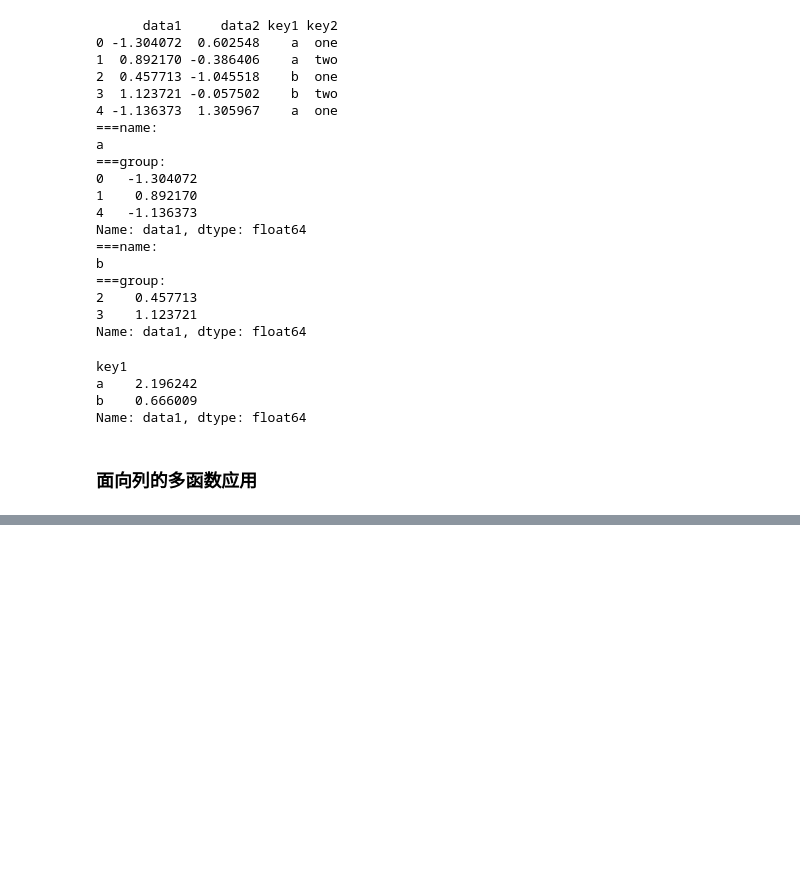
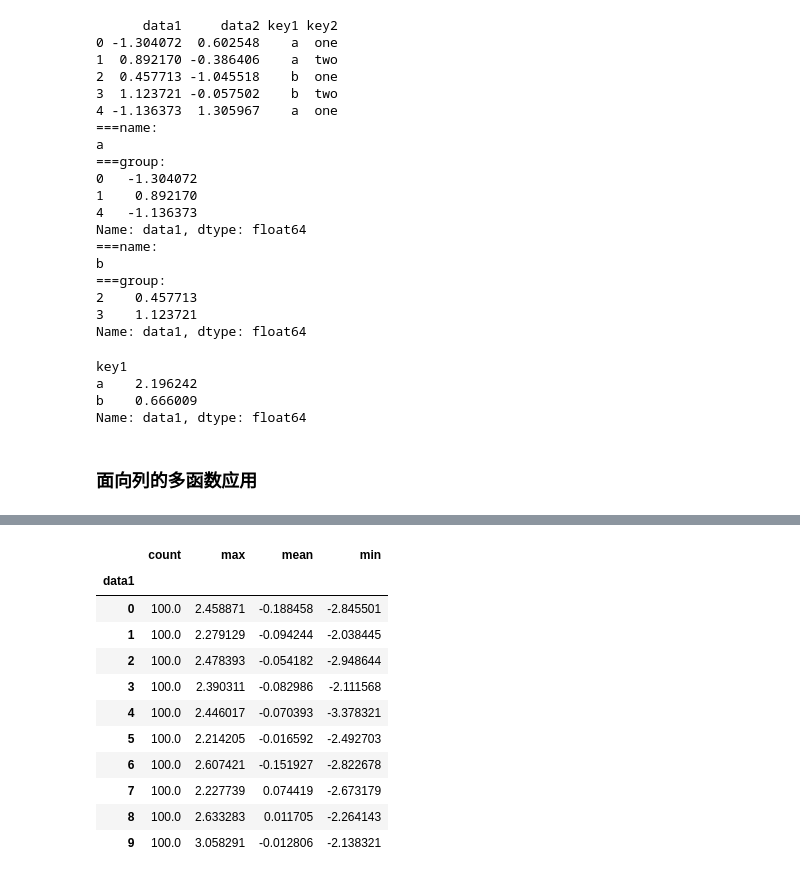
Before and after one commit to Wasim37/machine_learning_code, a Jupyter notebook: 01 pandas_matplotlib/notebook/groupby_agg_test.ipynb, the cells around one changed output, grey strips where cells are left out. Saved outputs shown, nothing was run; the diff lists cells and outputs as text; code cells hidden in the pictures; blank space fills up the shorter version.

```diff
--- a/01 pandas_matplotlib/notebook/groupby_agg_test.ipynb
+++ b/01 pandas_matplotlib/notebook/groupby_agg_test.ipynb
@@ -324,0 +429,4 @@ Name: data1, dtype: float64
+# %%
+frame=pd.DataFrame({'data1':np.random.randn(1000),
+                   'data2': np.random.randn(1000)})
+frame.head()
@@ -324,0 +461,5 @@ Name: data1, dtype: float64
+# %%
+def get_stats(group):
+    return {'min':group.min(),'max':group.max(),'count':group.count(),'mean':group.mean()}
+grouped=frame.data2.groupby(factor)
+grouped.apply(get_stats).unstack()
@@ -324,0 +501,17 @@ Name: data1, dtype: float64
+# %%
+grouping=pd.qcut(frame.data1,10,labels=False)#label=false即可值获取分位数的编号
+grouped=frame.data2.groupby(grouping)
+grouped.apply(get_stats).unstack()
+# %% [output]
+|  | count | max | mean | min |
+| data1 |  |  |  |  |
+| 0 | 100.0 | 2.458871 | -0.188458 | -2.845501 |
+| 1 | 100.0 | 2.279129 | -0.094244 | -2.038445 |
+| 2 | 100.0 | 2.478393 | -0.054182 | -2.948644 |
+| 3 | 100.0 | 2.390311 | -0.082986 | -2.111568 |
+| 4 | 100.0 | 2.446017 | -0.070393 | -3.378321 |
+| 5 | 100.0 | 2.214205 | -0.016592 | -2.492703 |
+| 6 | 100.0 | 2.607421 | -0.151927 | -2.822678 |
+| 7 | 100.0 | 2.227739 | 0.074419 | -2.673179 |
+| 8 | 100.0 | 2.633283 | 0.011705 | -2.264143 |
+| 9 | 100.0 | 3.058291 | -0.012806 | -2.138321 |
```
Also changed, not shown: parts of 16 cells of this notebook.
